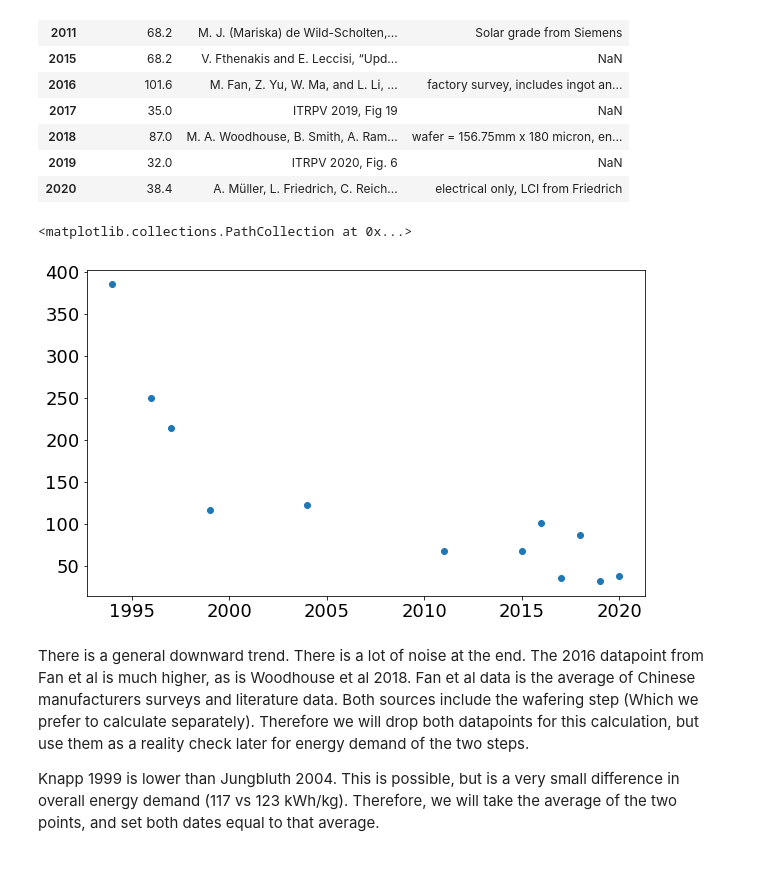
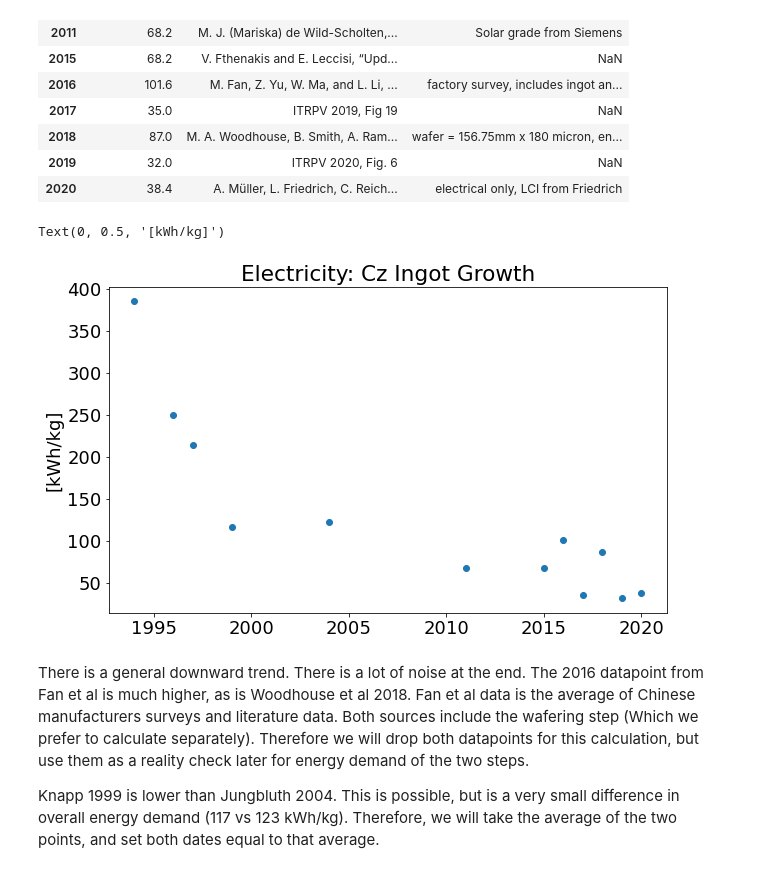
Before and after one commit to NREL/PV_ICE, a Jupyter notebook: docs/tutorials/baseline development documentation/(baseline development) Energy Silicon Manufacturing.ipynb, the cells around one changed output. Saved outputs shown, nothing was run; the diff lists cells and outputs as text; code cells hidden in the pictures.

Commit message:
Completed ingot energy
finalized ingot energy, with an update for marketshare of mono vs multi

```diff
--- a/docs/tutorials/baseline development documentation/(baseline development) Energy Silicon Manufacturing.ipynb
+++ b/docs/tutorials/baseline development documentation/(baseline development) Energy Silicon Manufacturing.ipynb
@@ -259,9 +272,11 @@ e_growczingot_raw.dropna(how='all')
 | 2020 | 38.4 | A. Müller, L. Friedrich, C. Reich... | electrical only, LCI from Friedrich |
 # %%
 plt.scatter(e_growczingot_raw.index, e_growczingot_raw['E_Cz_kWhpkg'])
+plt.title('Electricity: Cz Ingot Growth')
+plt.ylabel('[kWh/kg]')
 # %% [output]
-<matplotlib.collections.PathCollection at 0x...>
+Text(0, 0.5, '[kWh/kg]')
-[figure, old version]
+[figure, new version]
 # %% [markdown]
 There is a general downward trend. There is a lot of noise at the end. The 2016 datapoint from Fan et al is much higher, as is Woodhouse et al 2018. Fan et al data is the average of Chinese manufacturers surveys and literature data. Both sources include the wafering step (Which we prefer to calculate separately). Therefore we will drop both datapoints for this calculation, but use them as a reality check later for energy demand of the two steps.
 
```
Also changed, not shown: parts of 12 cells of this notebook, 11 other files.
